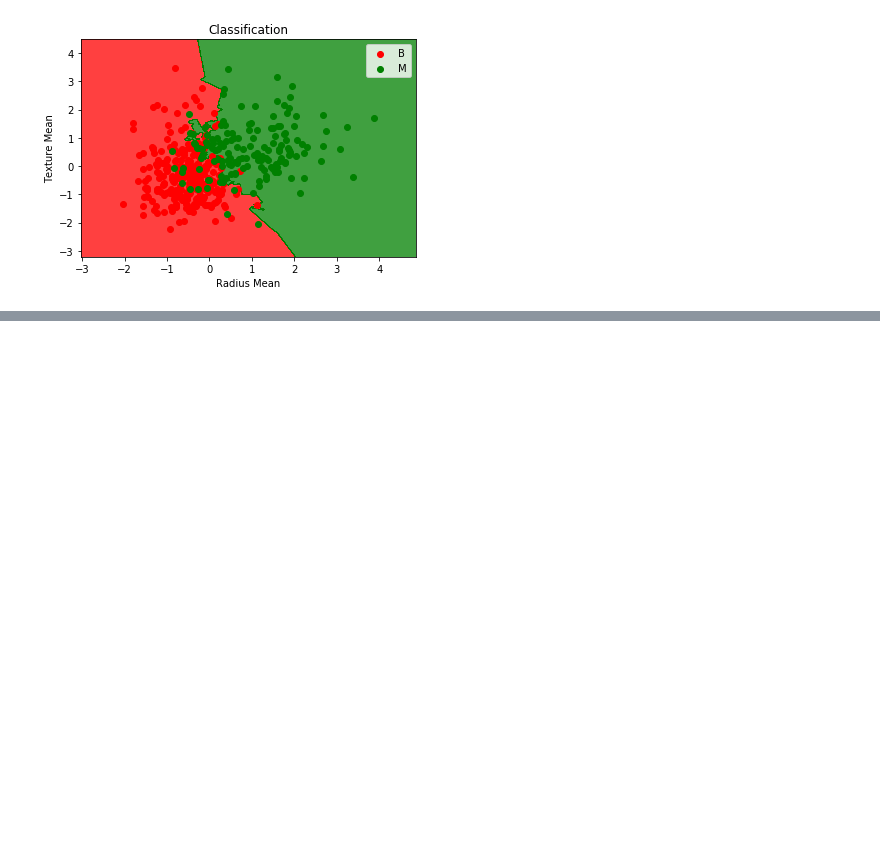
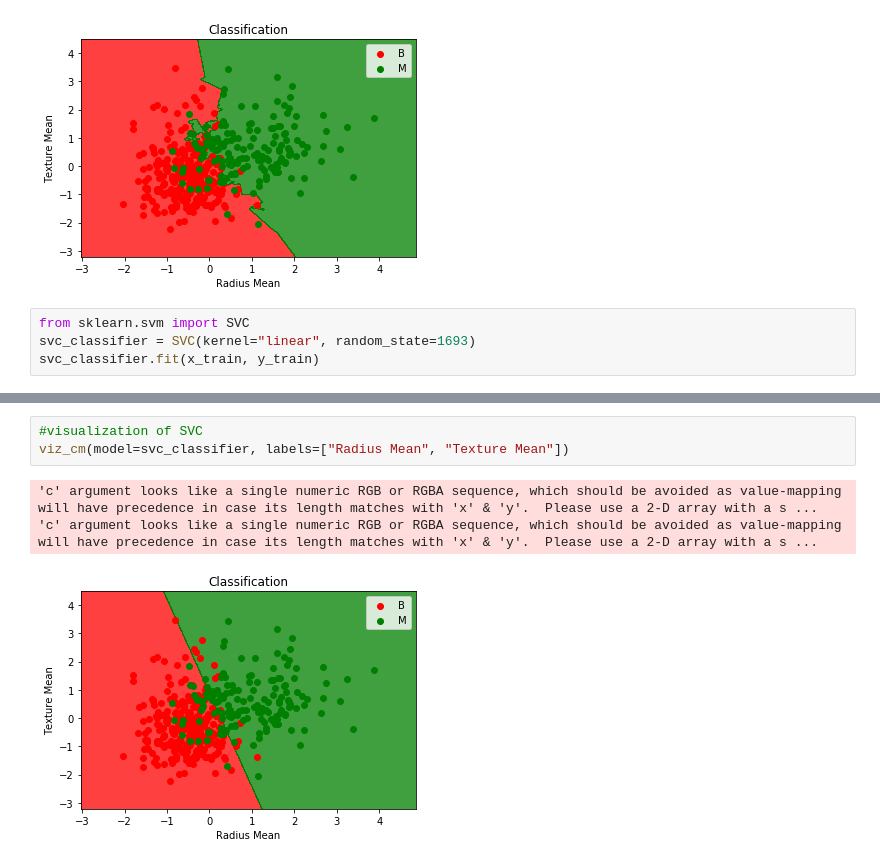
Before and after one commit to ScottWarnke27/AMLCoursework, a Jupyter notebook: Lab4/Lab4notebook.ipynb, the cells around one changed output, grey strips where cells are left out. Saved outputs shown, nothing was run; the diff lists cells and outputs as text; blank space fills up the shorter version.

```diff
--- a/Lab4/Lab4notebook.ipynb
+++ b/Lab4/Lab4notebook.ipynb
@@ -210,3 +210,7 @@ viz_cm(model=nn_classifier, labels=["Radius Mean", "Texture Mean"])
 'c' argument looks like a single numeric RGB or RGBA sequence, which should be avoided as value-mapping will have precedence in case its length matches with 'x' & 'y'.  Please use a 2-D array with a s ...
 'c' argument looks like a single numeric RGB or RGBA sequence, which should be avoided as value-mapping will have precedence in case its length matches with 'x' & 'y'.  Please use a 2-D array with a s ...
 [figure]
+# %%
+from sklearn.svm import SVC
+svc_classifier = SVC(kernel="linear", random_state=1693)
+svc_classifier.fit(x_train, y_train)
@@ -212,0 +246,7 @@ viz_cm(model=nn_classifier, labels=["Radius Mean", "Texture Mean"])
+# %%
+#visualization of SVC
+viz_cm(model=svc_classifier, labels=["Radius Mean", "Texture Mean"])
+# %% [output]
+'c' argument looks like a single numeric RGB or RGBA sequence, which should be avoided as value-mapping will have precedence in case its length matches with 'x' & 'y'.  Please use a 2-D array with a s ...
+'c' argument looks like a single numeric RGB or RGBA sequence, which should be avoided as value-mapping will have precedence in case its length matches with 'x' & 'y'.  Please use a 2-D array with a s ...
+[figure, added]
```
Also changed, not shown: parts of 11 cells of this notebook, 1 other file.
